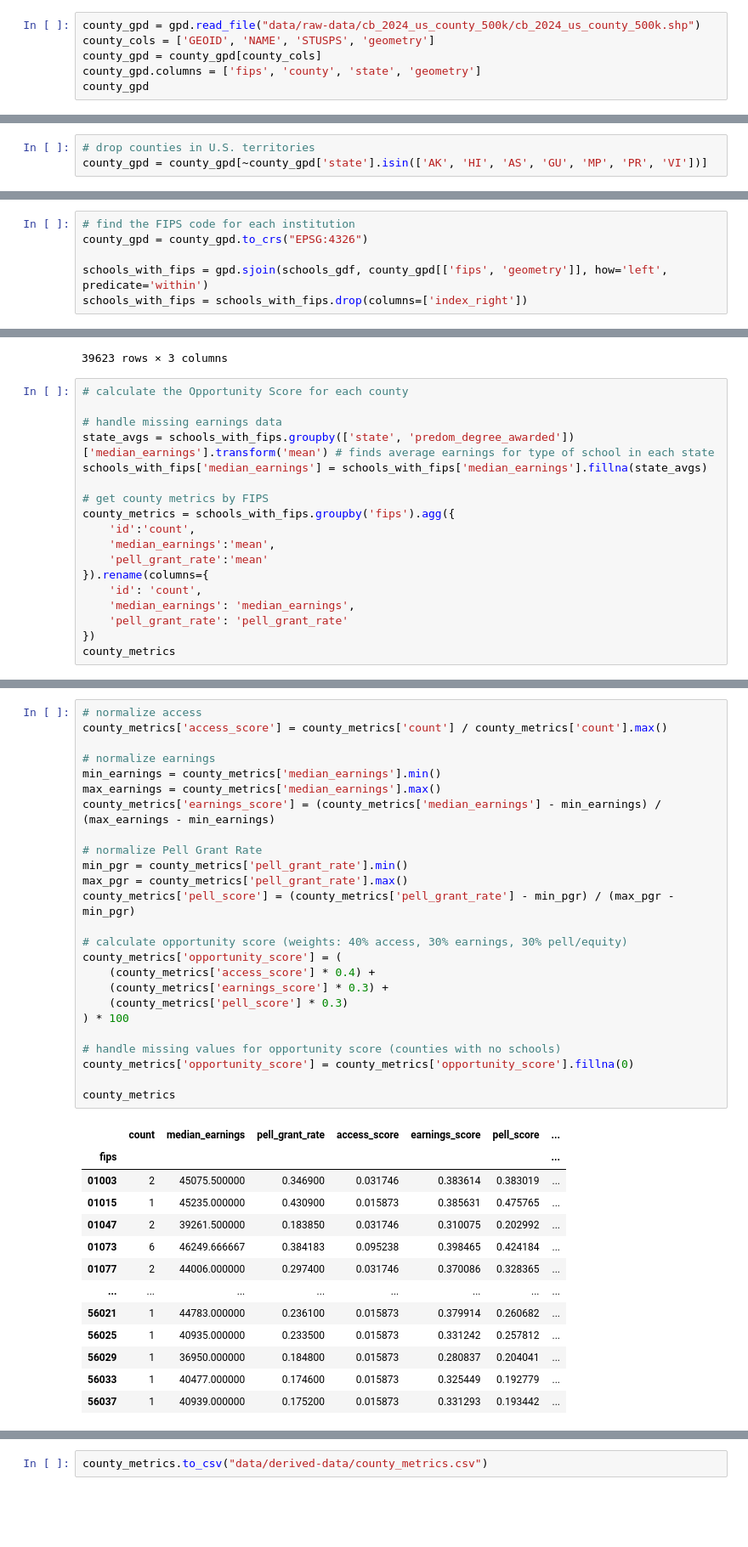
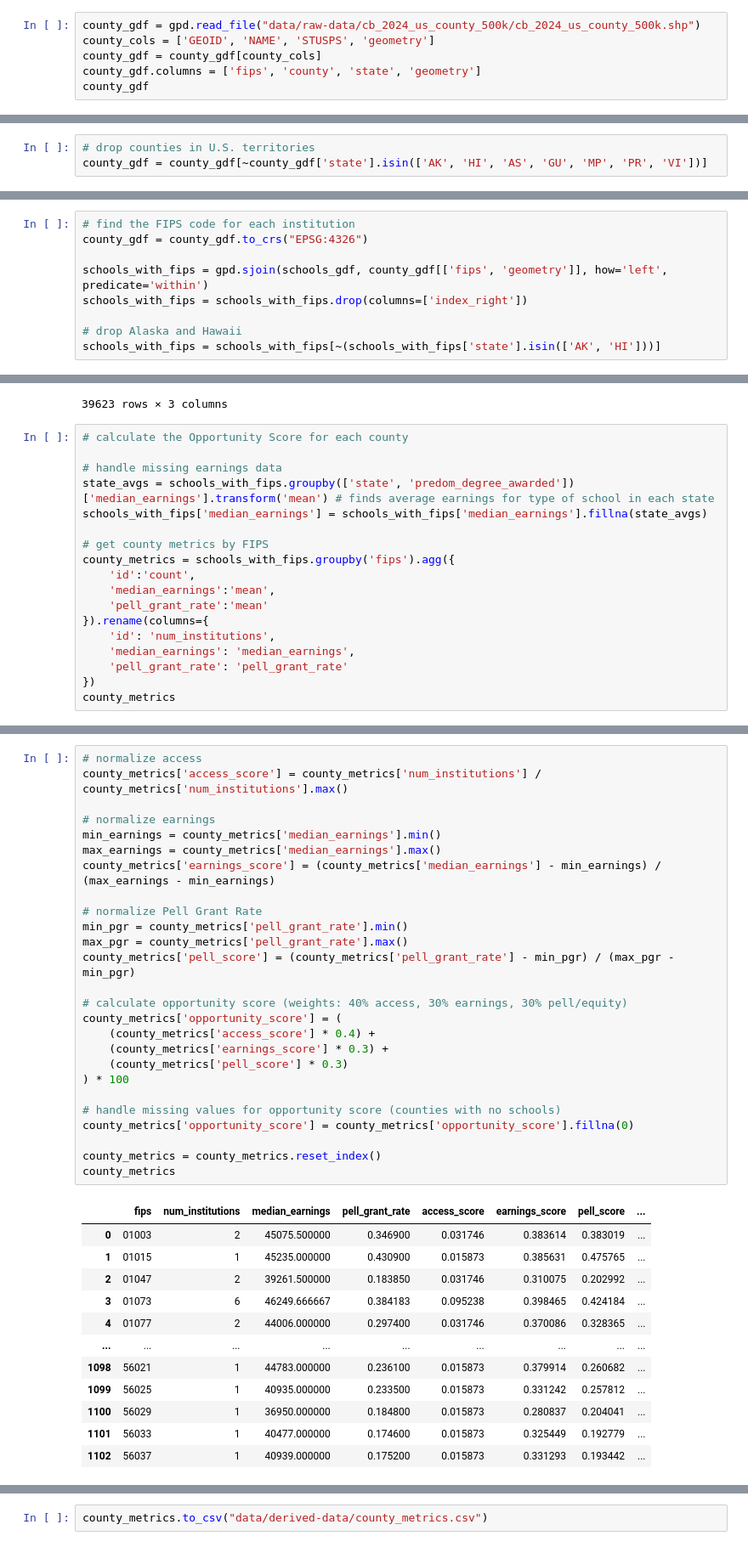
Before and after one commit to camerondiwa/dataviz-final-project-cameron-and-yvaine, a Jupyter notebook: preprocessing.ipynb, the cells around one changed output, grey strips where cells are left out. Shown at 85% size. Drawn from its saved outputs; the diff is of its cells as text; blank space fills up the shorter version.

```diff
--- a/preprocessing.ipynb
+++ b/preprocessing.ipynb
@@ -73,11 +77,11 @@ schools_gdf
 # %%
 schools_gdf.to_csv("data/schools_gdf.csv")
 # %%
-county_gpd = gpd.read_file("data/raw-data/cb_2024_us_county_500k/cb_2024_us_county_500k.shp")
+county_gdf = gpd.read_file("data/raw-data/cb_2024_us_county_500k/cb_2024_us_county_500k.shp")
 county_cols = ['GEOID', 'NAME', 'STUSPS', 'geometry']
-county_gpd = county_gpd[county_cols]
-county_gpd.columns = ['fips', 'county', 'state', 'geometry']
-county_gpd
+county_gdf = county_gdf[county_cols]
+county_gdf.columns = ['fips', 'county', 'state', 'geometry']
+county_gdf
 # %% [output]
 |  | fips | county | state | geometry |
 | 0 | 01069 | Houston | AL | POLYGON ((-85.71209 31.19727, -85... |
@@ -94,7 +98,7 @@ county_gpd
 3235 rows × 4 columns
 # %%
 # drop counties in U.S. territories
-county_gpd = county_gpd[~county_gpd['state'].isin(['AK', 'HI', 'AS', 'GU', 'MP', 'PR', 'VI'])]
+county_gdf = county_gdf[~county_gdf['state'].isin(['AK', 'HI', 'AS', 'GU', 'MP', 'PR', 'VI'])]
 # %%
 #fig, ax = plt.subplots()
 #county_gpd = county_gpd.to_crs("ESRI:102003")
@@ -103,10 +107,13 @@ county_gpd = county_gpd[~county_gpd['state'].isin(['AK', 'HI', 'AS', 'GU', 'MP',
 #plt.show()
 # %%
 # find the FIPS code for each institution
-county_gpd = county_gpd.to_crs("EPSG:4326")
+county_gdf = county_gdf.to_crs("EPSG:4326")
 
-schools_with_fips = gpd.sjoin(schools_gdf, county_gpd[['fips', 'geometry']], how='left', predicate='within')
+schools_with_fips = gpd.sjoin(schools_gdf, county_gdf[['fips', 'geometry']], how='left', predicate='within')
 schools_with_fips = schools_with_fips.drop(columns=['index_right'])
+
+# drop Alaska and Hawaii
+schools_with_fips = schools_with_fips[~(schools_with_fips['state'].isin(['AK', 'HI']))]
 # %%
 # collect county FIPS data
 fips = pd.read_csv("data/raw-data/State,_County_and_City_FIPS_Reference_Table_20260301.csv")
@@ -150,7 +157,7 @@ county_metrics = schools_with_fips.groupby('fips').agg({
     'median_earnings':'mean',
     'pell_grant_rate':'mean'
 }).rename(columns={
-    'id': 'count',
+    'id': 'num_institutions',
     'median_earnings': 'median_earnings',
     'pell_grant_rate': 'pell_grant_rate'
 })
@@ -172,40 +179,40 @@ county_metrics
 1103 rows × 3 columns
 # %%
 # normalize access
-county_metrics['access_score'] = county_metrics['count'] / county_metrics['count'].max()
+county_metrics['access_score'] = county_metrics['num_institutions'] / county_metrics['num_institutions'].max()
 
 # normalize earnings
 min_earnings = county_metrics['median_earnings'].min()
 max_earnings = county_metrics['median_earnings'].max()
 county_metrics['earnings_score'] = (county_metrics['median_earnings'] - min_earnings) / (max_earnings - min_earnings)
 
 # normalize Pell Grant Rate
 min_pgr = county_metrics['pell_grant_rate'].min()
 max_pgr = county_metrics['pell_grant_rate'].max()
 county_metrics['pell_score'] = (county_metrics['pell_grant_rate'] - min_pgr) / (max_pgr - min_pgr)
 
 # calculate opportunity score (weights: 40% access, 30% earnings, 30% pell/equity)
 county_metrics['opportunity_score'] = (
     (county_metrics['access_score'] * 0.4) +
     (county_metrics['earnings_score'] * 0.3) +
     (county_metrics['pell_score'] * 0.3)
 ) * 100
 
 # handle missing values for opportunity score (counties with no schools)
 county_metrics['opportunity_score'] = county_metrics['opportunity_score'].fillna(0)
 
+county_metrics = county_metrics.reset_index()
 county_metrics
 # %% [output]
-|  | count | median_earnings | pell_grant_rate | access_score | earnings_score | pell_score | ... |
-| fips |  |  |  |  |  |  | ... |
-| 01003 | 2 | 45075.500000 | 0.346900 | 0.031746 | 0.383614 | 0.383019 | ... |
-| 01015 | 1 | 45235.000000 | 0.430900 | 0.015873 | 0.385631 | 0.475765 | ... |
-| 01047 | 2 | 39261.500000 | 0.183850 | 0.031746 | 0.310075 | 0.202992 | ... |
-| 01073 | 6 | 46249.666667 | 0.384183 | 0.095238 | 0.398465 | 0.424184 | ... |
-| 01077 | 2 | 44006.000000 | 0.297400 | 0.031746 | 0.370086 | 0.328365 | ... |
-| ... | ... | ... | ... | ... | ... | ... | ... |
-| 56021 | 1 | 44783.000000 | 0.236100 | 0.015873 | 0.379914 | 0.260682 | ... |
-| 56025 | 1 | 40935.000000 | 0.233500 | 0.015873 | 0.331242 | 0.257812 | ... |
-| 56029 | 1 | 36950.000000 | 0.184800 | 0.015873 | 0.280837 | 0.204041 | ... |
-| 56033 | 1 | 40477.000000 | 0.174600 | 0.015873 | 0.325449 | 0.192779 | ... |
-| 56037 | 1 | 40939.000000 | 0.175200 | 0.015873 | 0.331293 | 0.193442 | ... |
+|  | fips | num_institutions | median_earnings | pell_grant_rate | access_score | earnings_score | pell_score | ... |
+| 0 | 01003 | 2 | 45075.500000 | 0.346900 | 0.031746 | 0.383614 | 0.383019 | ... |
+| 1 | 01015 | 1 | 45235.000000 | 0.430900 | 0.015873 | 0.385631 | 0.475765 | ... |
+| 2 | 01047 | 2 | 39261.500000 | 0.183850 | 0.031746 | 0.310075 | 0.202992 | ... |
+| 3 | 01073 | 6 | 46249.666667 | 0.384183 | 0.095238 | 0.398465 | 0.424184 | ... |
+| 4 | 01077 | 2 | 44006.000000 | 0.297400 | 0.031746 | 0.370086 | 0.328365 | ... |
+| ... | ... | ... | ... | ... | ... | ... | ... | ... |
+| 1098 | 56021 | 1 | 44783.000000 | 0.236100 | 0.015873 | 0.379914 | 0.260682 | ... |
+| 1099 | 56025 | 1 | 40935.000000 | 0.233500 | 0.015873 | 0.331242 | 0.257812 | ... |
+| 1100 | 56029 | 1 | 36950.000000 | 0.184800 | 0.015873 | 0.280837 | 0.204041 | ... |
+| 1101 | 56033 | 1 | 40477.000000 | 0.174600 | 0.015873 | 0.325449 | 0.192779 | ... |
+| 1102 | 56037 | 1 | 40939.000000 | 0.175200 | 0.015873 | 0.331293 | 0.193442 | ... |
```
Also changed, not shown: parts of 7 cells of this notebook.
